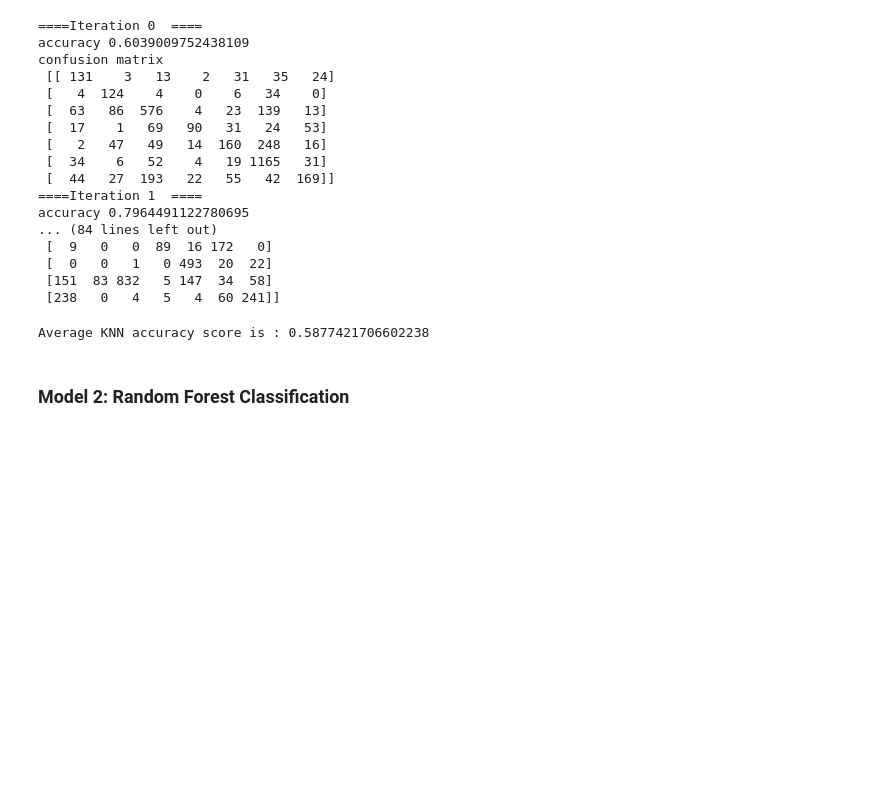
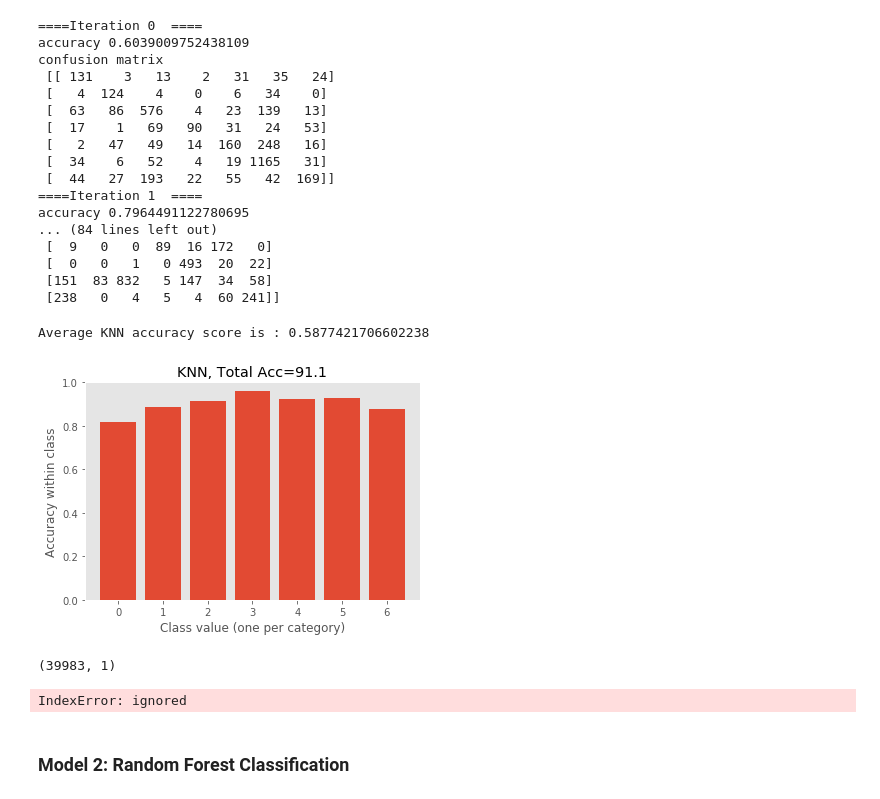
Before and after one commit to jjschueder/7331DataMiningNotebooks, a Jupyter notebook: lab2/Lab2_DC.ipynb, the cells around one changed output. Saved outputs shown, nothing was run; the diff lists cells and outputs as text; code cells hidden in the pictures; blank space fills up the shorter version.

```diff
--- a/lab2/Lab2_DC.ipynb
+++ b/lab2/Lab2_DC.ipynb
@@ -661,6 +661,59 @@ KNN_acc=KNN_accuracy.mean()
 print('Average KNN accuracy score is : {}' .format(KNN_acc))
 # %% [output]
 Average KNN accuracy score is : 0.5877421706602238
+# %%
+from matplotlib import pyplot as plt
+import numpy as np
+%matplotlib inline
+
+yhat= np.zeros(Y2.shape)
+
+def per_class_accuracy(ytrue,yhat):
+    conf = mt.confusion_matrix(ytrue,yhat)
+    norm_conf = conf.astype('float') / conf.sum(axis=1)[:, np.newaxis]
+    return np.diag(norm_conf)
+
+def plot_class_acc(ytrue,yhat, title=''):
+    acc_list = per_class_accuracy(ytrue,yhat)
+    plt.bar(range(len(acc_list)), acc_list)
+    plt.xlabel('Class value (one per category)')
+    plt.ylabel('Accuracy within class')
+    plt.title(title+", Total Acc=%.1f"%(100*mt.accuracy_score(ytrue,yhat)))
+    plt.grid()
+    plt.ylim([0,1])
+    plt.show()
+
+plot_class_acc(y_test,y_pred,title="KNN")
+# %% [output]
+[figure, added]
+# %%
+yhat.shape
+# %% [output]
+(39983, 1)
+# %%
+import seaborn as sns
+sns.set_palette("dark")
+# code manipulated from http://scikit-learn.org/stable/auto_examples/plot_roc.html
+from sklearn.preprocessing import label_binarize
+
+# Compute ROC curve for a subset of interesting classes
+fprKNN = dict()
+tprKNN = dict()
+roc_aucKNN = dict()
+for i in np.unique(Y2):
+    fprKNN[i], tprKNN[i], _ = mt.roc_curve(y1_test, y_KNN_score1[:, i], pos_label=i)
+    roc_aucKNN[i] = mt.auc(fprKNN[i], tprKNN[i])
+
+for i in np.random.permutation(43)[0:6]:
+    plt.plot(fprKNN[i], tprKNN[i], label='class {0} with {1} instances (area = {2:0.2f})'
+                                   ''.format(i, sum(y==i), roc_aucKNN[i]))
+
+plt.legend(loc="lower right")
+plt.xlabel('False Positive Rate')
+plt.ylabel('True Positive Rate')
+plt.show()
+# %% [output]
+IndexError: ignored
 # %% [markdown]
 ### Model 2: Random Forest Classification
 # %%
```
Also changed, not shown: parts of 13 cells of this notebook.
